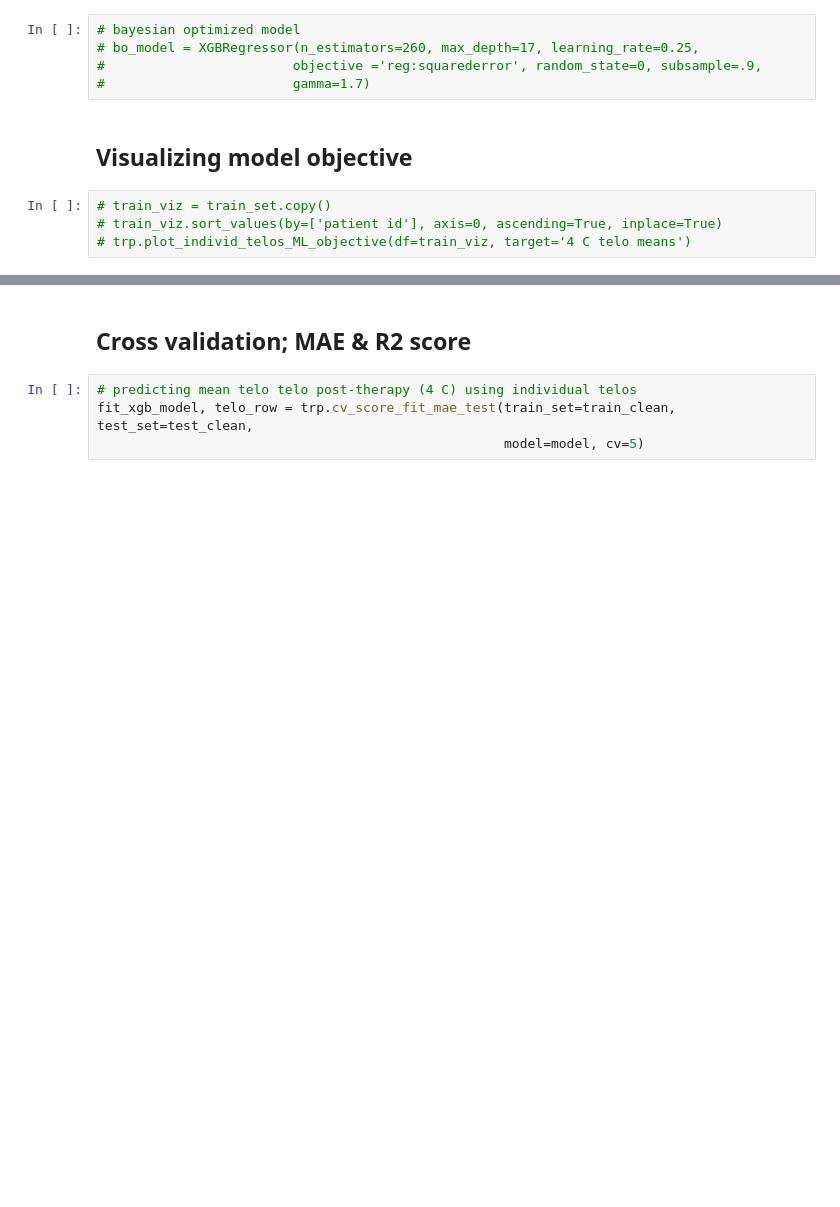
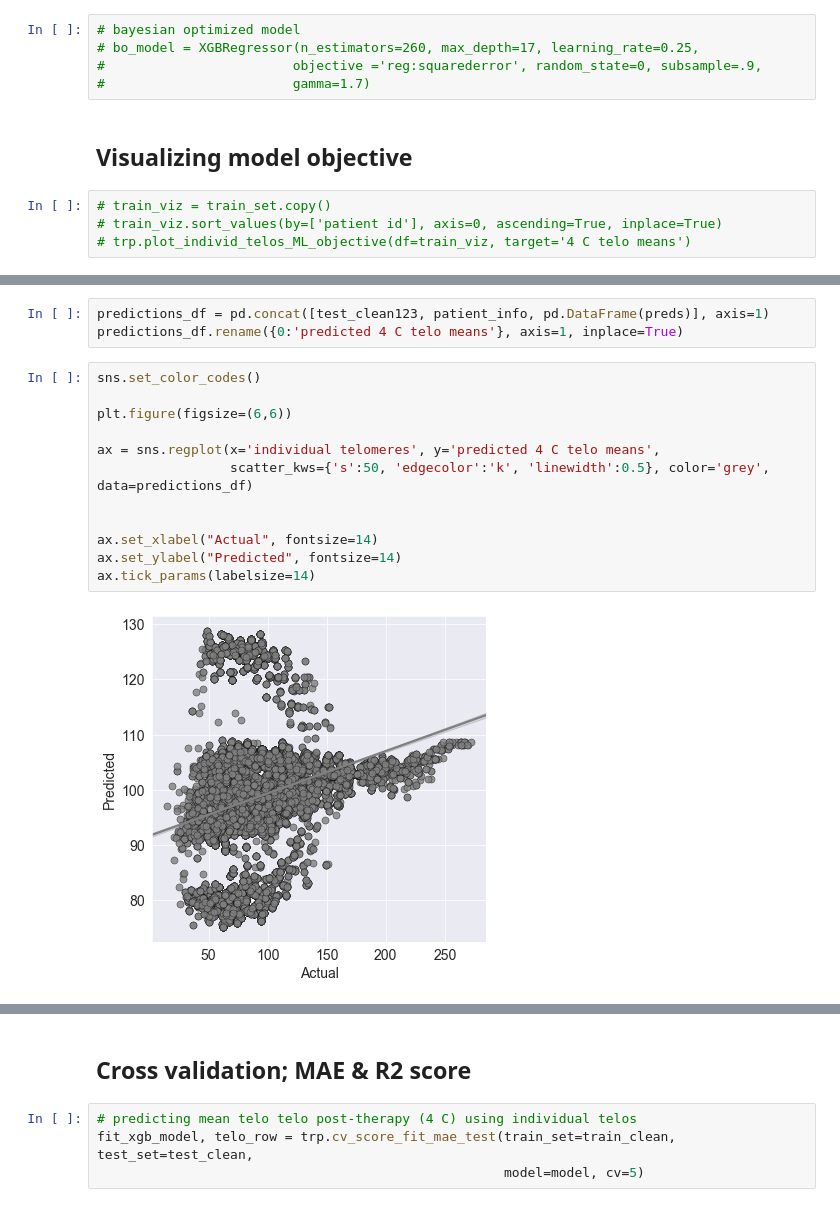
Before and after one commit to Jared-Luxton/radiation-therapy-machine-learning, a Jupyter notebook: notebooks/03_radiation_therapy_patients_data_MACHINE_LEARNING.ipynb, the cells around one changed output, grey strips where cells are left out. Drawn from its saved outputs; the diff is of its cells as text; blank space fills up the shorter version.

```diff
--- a/notebooks/03_radiation_therapy_patients_data_MACHINE_LEARNING.ipynb
+++ b/notebooks/03_radiation_therapy_patients_data_MACHINE_LEARNING.ipynb
@@ -176,0 +184,17 @@ trp.render_mpl_table(example_8, col_width=4, path=path)
+# %%
+predictions_df = pd.concat([test_clean123, patient_info, pd.DataFrame(preds)], axis=1)
+predictions_df.rename({0:'predicted 4 C telo means'}, axis=1, inplace=True)
+# %%
+sns.set_color_codes()
+
+plt.figure(figsize=(6,6))
+
+ax = sns.regplot(x='individual telomeres', y='predicted 4 C telo means',
+                 scatter_kws={'s':50, 'edgecolor':'k', 'linewidth':0.5}, color='grey', data=predictions_df)
+
+
+ax.set_xlabel("Actual", fontsize=14)
+ax.set_ylabel("Predicted", fontsize=14)
+ax.tick_params(labelsize=14)
+# %% [output]
+[figure, added]
```
Also changed, not shown: parts of 10 cells of this notebook, 1 other file.
